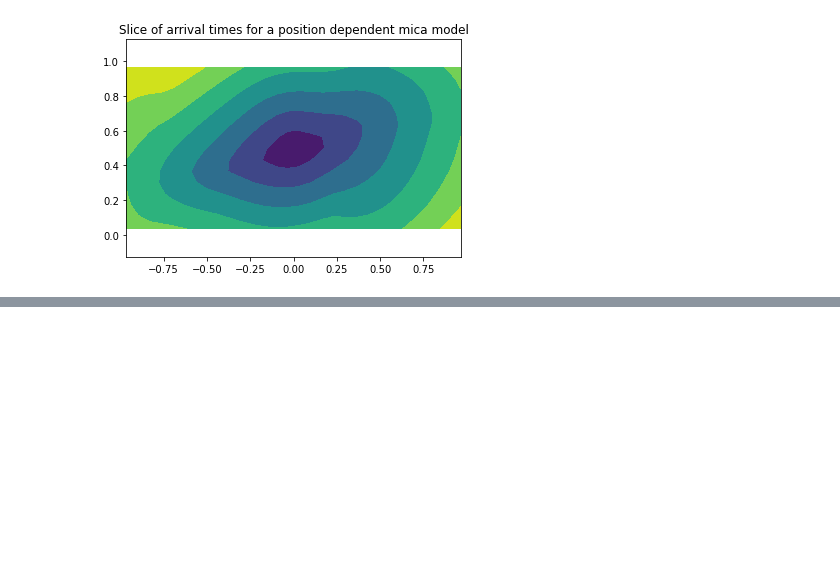
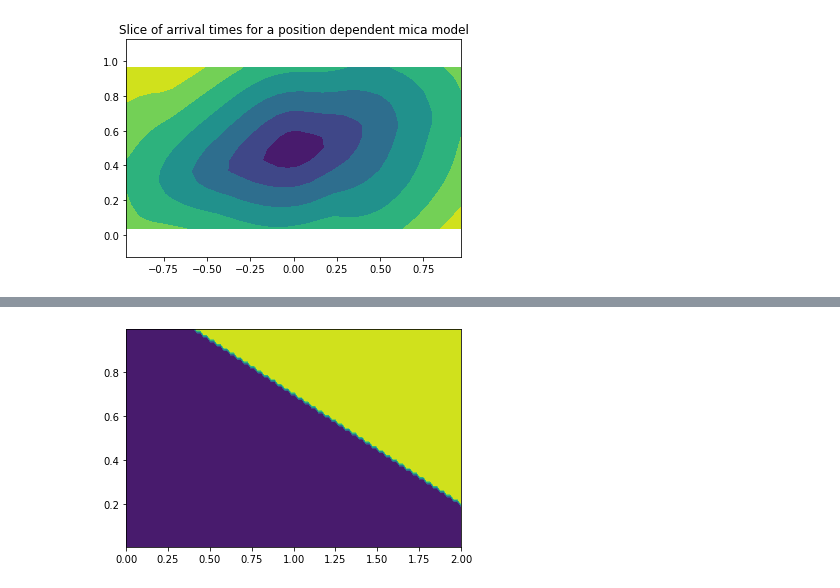
Before and after one commit to Mirebeau/AdaptiveGridDiscretizations_showcase, a Jupyter notebook: Notebooks_FMM/TTI.ipynb, the cells around one changed output, grey strips where cells are left out. Cells and saved outputs as stored; diff of their text form; code cells hidden in the pictures; blank space fills up the shorter version.

```diff
--- a/Notebooks_FMM/TTI.ipynb
+++ b/Notebooks_FMM/TTI.ipynb
@@ -321,0 +404,12 @@ plt.contourf(Y[nHalf,:,:],Z[nHalf,:,:],hfmOut['values'][nHalf,:,:]);
+# %%
+n=50
+hfmIn = Eikonal.dictIn({
+    'model':'TTI2',
+    'exportValues':1,
+    'seed':[0.2,0.2],
+    'factoringRadius':-1,
+    'order':1
+})
+hfmIn.SetRect(sides=[[0,2],[0,1]],dimx=2*n,sampleBoundary=True) # Define the domain
+hfmIn.SetUniformTips([4,2])
+X,Z = hfmIn.Grid() # Horizontal and vertical axis
@@ -321,0 +425,6 @@ plt.contourf(Y[nHalf,:,:],Z[nHalf,:,:],hfmOut['values'][nHalf,:,:]);
+# %%
+top = Z >= 1.2-X/2
+# %%
+plt.contourf(X,Z,top);
+# %% [output]
+[figure, added]
```
Also changed, not shown: parts of 36 cells of this notebook.
